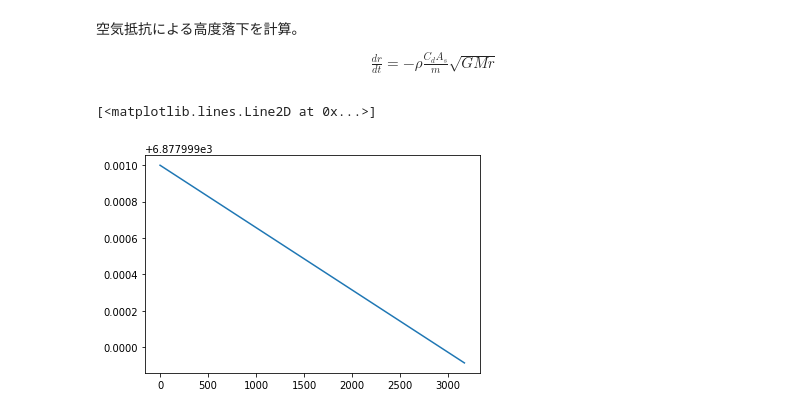
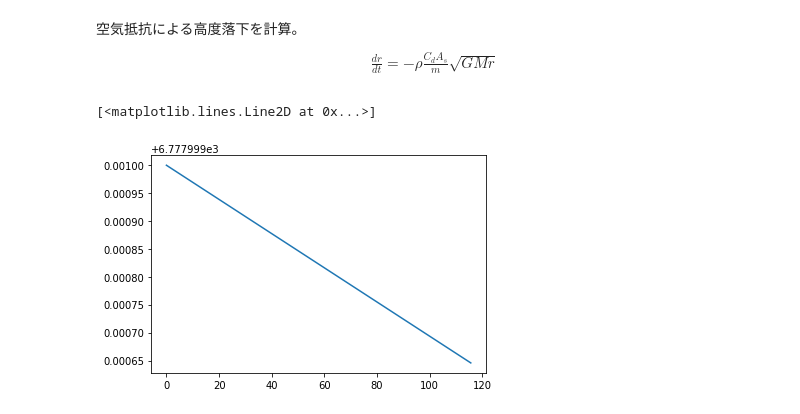
Before and after one commit to kminoda/seed_bank_in_space, a Jupyter notebook: src/delta_v_simu.ipynb, the cells around one changed output. Cells and saved outputs as stored; diff of their text form; code cells hidden in the pictures.

```diff
--- a/src/delta_v_simu.ipynb
+++ b/src/delta_v_simu.ipynb
@@ -294,19 +294,19 @@ def get_drdt(r,Cd,As,m):
     rho = get_density(r-R_earth)
     return -rho*Cd*As*np.sqrt(G*M_earth*r*1000)/m
 
-def solve_air_drag_eq(r0,dt=10**1,nstep=10**5,Cd_sat=2.,As=5.,m_sat=400.):
+def solve_air_drag_eq(r0,dt=10**1,nstep=10**5,Cd_sat=2.,As=5.,m_sat=500.):
     r_rev = [r0]
     for i in range(nstep):
         dr = get_drdt(r_rev[i],Cd_sat,As,m_sat)*dt
         r_rev.append(r_rev[i] + dr/1000)
     return r_rev[1:]
 # %%
-dt = 10**6
-nstep = 10**5
-r_rev = solve_air_drag_eq(500+R_earth,dt=dt,nstep=nstep)
+dt = 10**4
+nstep = 10**3
+r_rev = solve_air_drag_eq(400+R_earth,dt=dt,nstep=nstep,m_sat=344378.,As=200.,Cd_sat=1)
 # %%
-t = np.arange(0,nstep*dt,dt)/3600/24/365.2422 # 単位はyear
+t = np.arange(0,nstep*dt,dt)/3600/24 # 単位はmonth
 plt.plot(t,r_rev)
 # %% [output]
 [<matplotlib.lines.Line2D at 0x...>]
-[figure, old version]
+[figure, new version]
```
Also changed, not shown: parts of 1 cell of this notebook.
